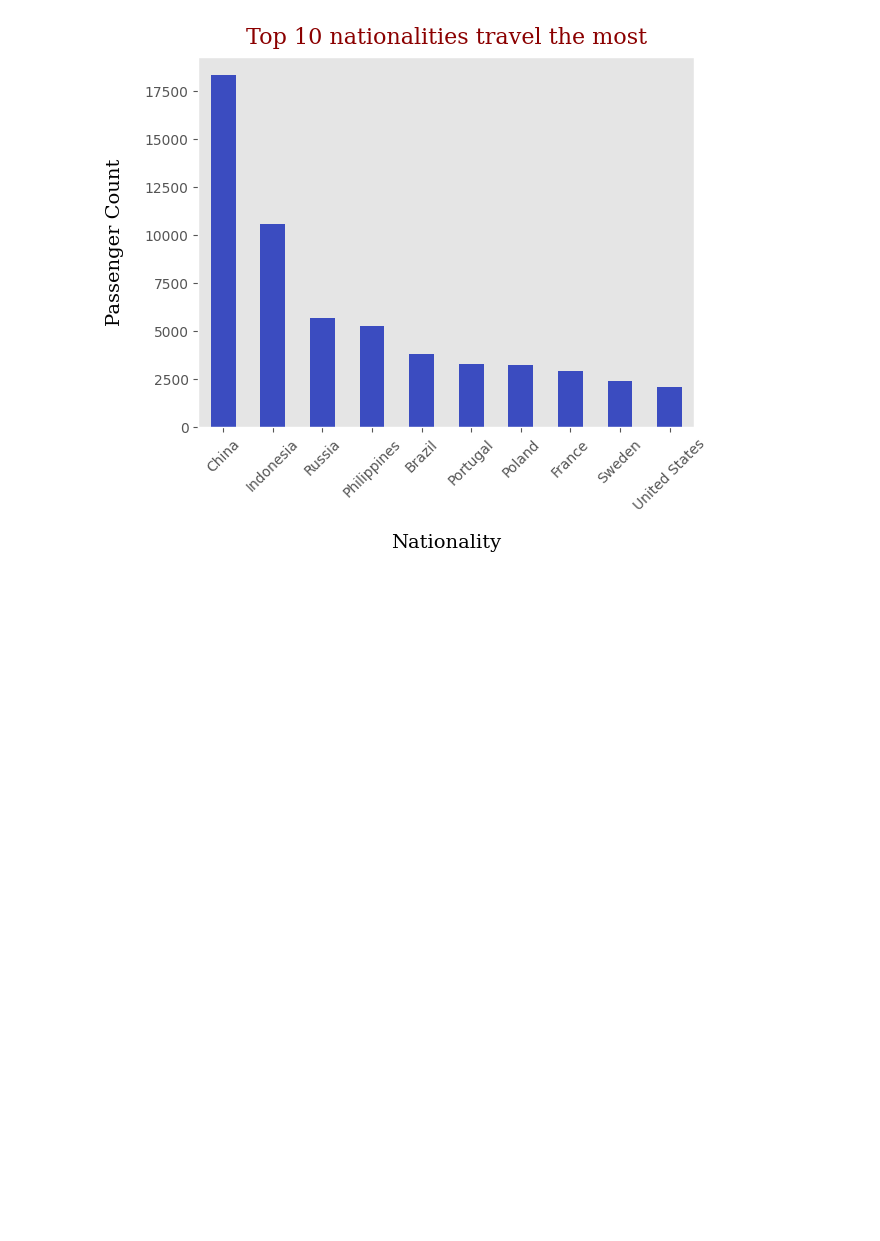
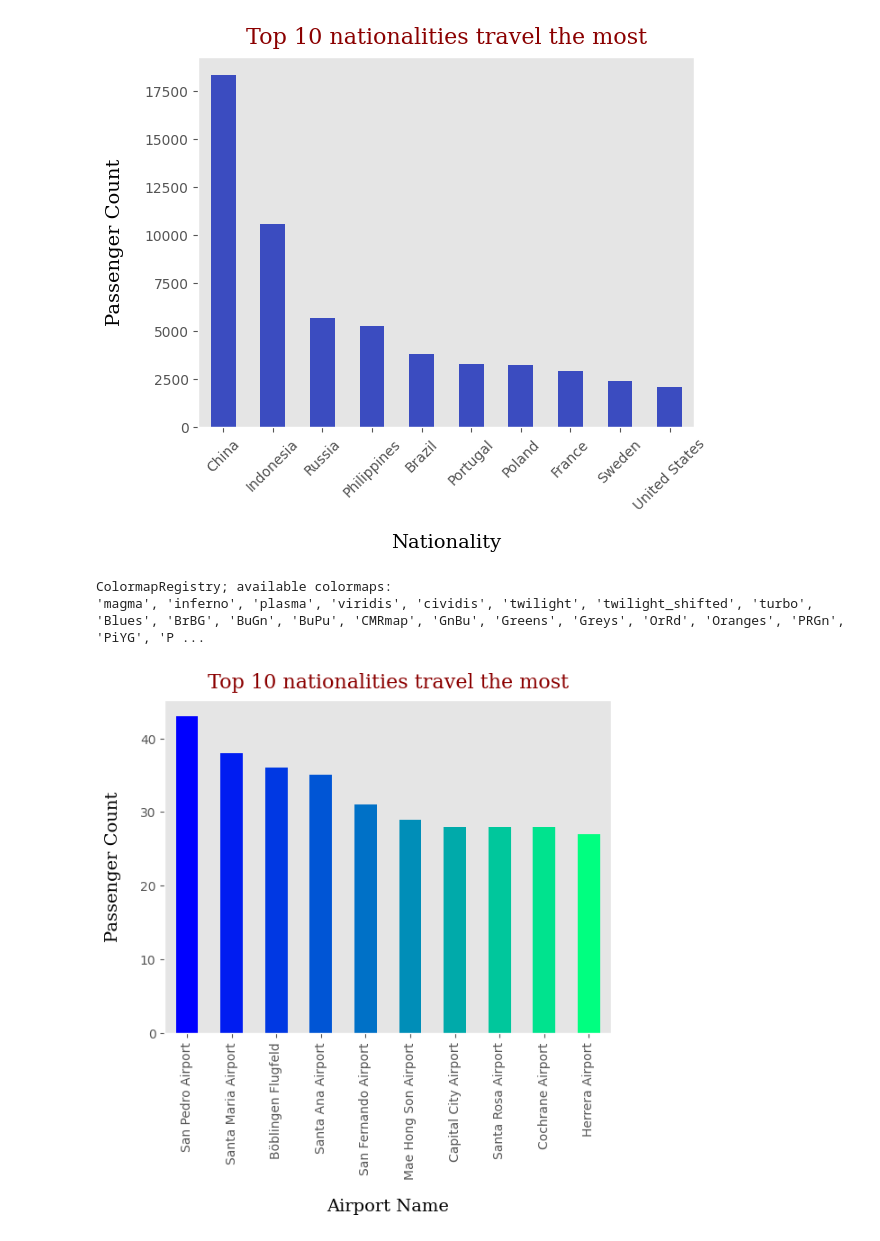
Before and after one commit to Shantnu-singh/Art-of-EDA, a Jupyter notebook: Passengers .ipynb, the cells around one changed output. Saved outputs shown, nothing was run; the diff lists cells and outputs as text; code cells hidden in the pictures; blank space fills up the shorter version.

Commit message:
Added Passengers EDA

```diff
--- a/Passengers .ipynb
+++ b/Passengers .ipynb
@@ -131,3 +111,24 @@ plt.grid(False)
 plt.show()
 # %% [output]
 [figure]
+# %%
+from matplotlib import colormaps
+print(colormaps)
+# %% [output]
+ColormapRegistry; available colormaps:
+'magma', 'inferno', 'plasma', 'viridis', 'cividis', 'twilight', 'twilight_shifted', 'turbo', 'Blues', 'BrBG', 'BuGn', 'BuPu', 'CMRmap', 'GnBu', 'Greens', 'Greys', 'OrRd', 'Oranges', 'PRGn', 'PiYG', 'P ...
+# %%
+# What are the top 10 busiest airports based on departures?
+import matplotlib.cm as cm
+
+colors = cm.winter(np.linspace(0, 1, 10))
+
+df.groupby("Airport Name")['Passenger ID'].count().sort_values(ascending= False)[:10].plot(kind= "bar" , color= colors)
+plt.title("Top 10 nationalities travel the most" , fontdict= titlefont , pad = 10 , loc="center")
+plt.xlabel("Airport Name" , fontdict= lablefont , labelpad= 15)
+plt.ylabel("Passenger Count" , fontdict= lablefont , labelpad= 15)
+plt.xticks(rotation = 90)
+plt.grid(False)
+plt.show()
+# %% [output]
+[figure, added]
```
Also changed, not shown: parts of 6 cells of this notebook, 1 other file.
